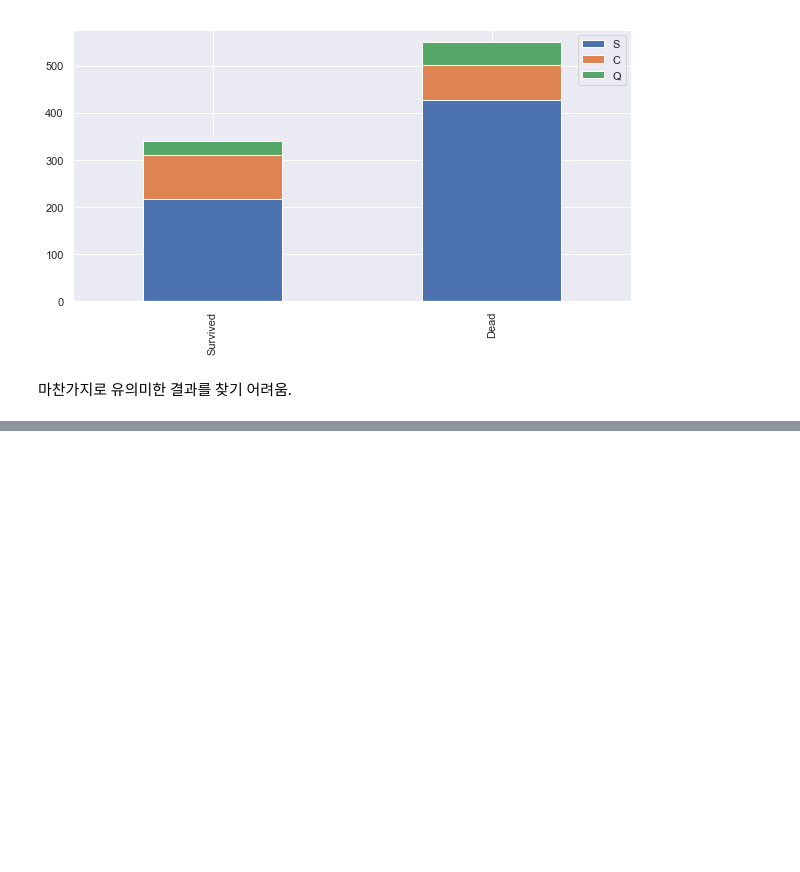
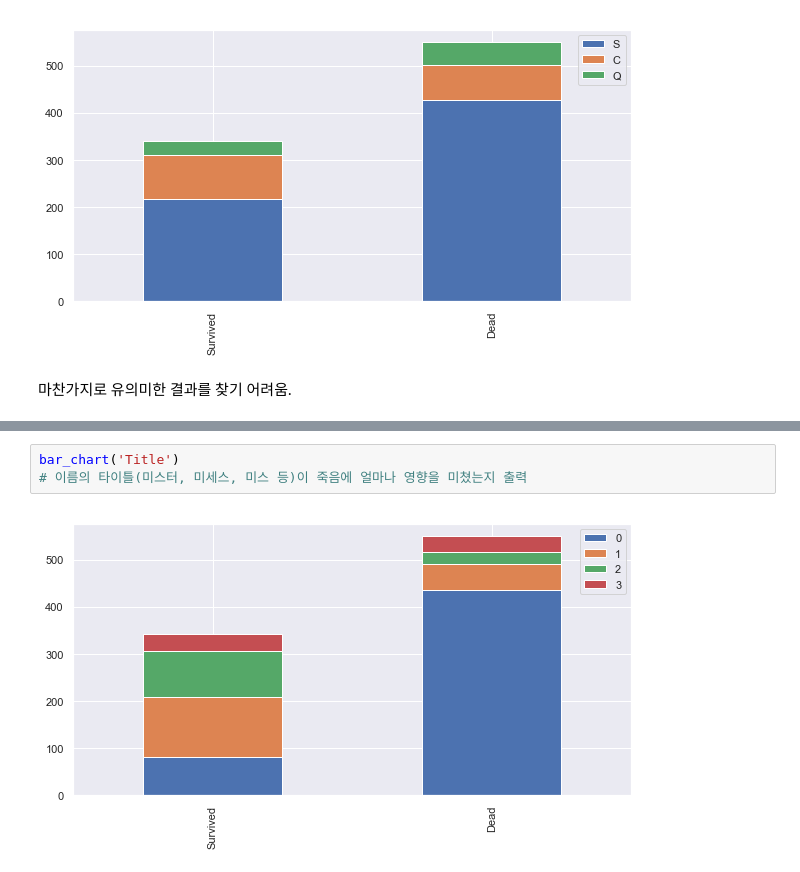
Before and after one commit to hyunwoongko/titanic, a Jupyter notebook: src/solution.ipynb, the cells around one changed output, grey strips where cells are left out. Drawn from its saved outputs; the diff is of its cells as text; blank space fills up the shorter version.

```diff
--- a/src/solution.ipynb
+++ b/src/solution.ipynb
@@ -193,0 +273,5 @@ bar_chart('Embarked')
+# %%
+bar_chart('Title')
+# 이름의 타이틀(미스터, 미세스, 미스 등)이 죽음에 얼마나 영향을 미쳤는지 출력
+# %% [output]
+[figure, added]
```
Also changed, not shown: parts of 51 cells of this notebook.
